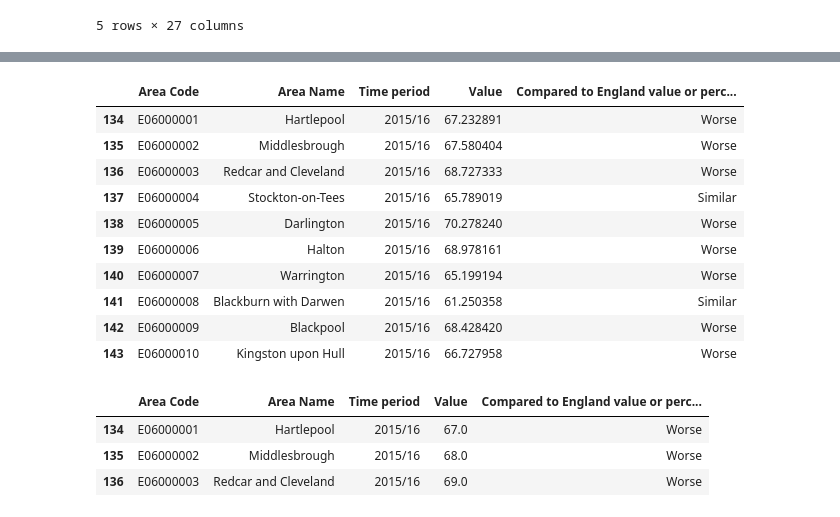
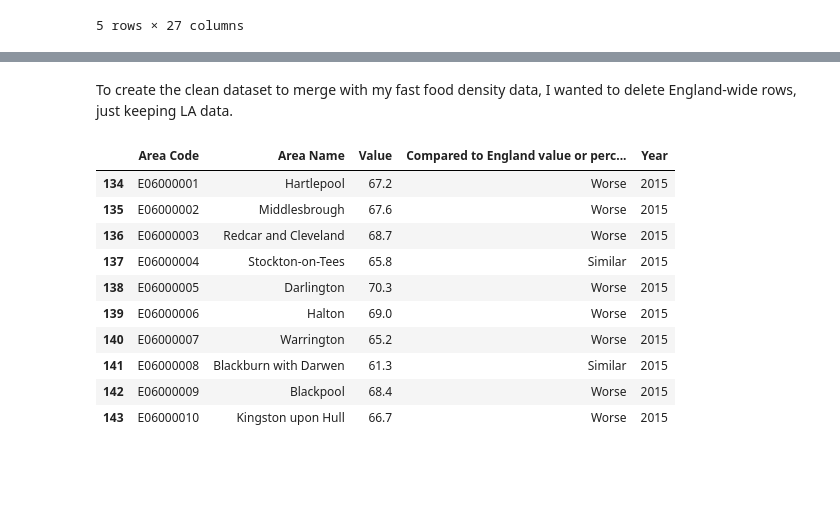
Before and after one commit to jesme00/jesme00.github.io, a Jupyter notebook: ObesityDataClean.ipynb, the cells around one changed output, grey strips where cells are left out. Drawn from its saved outputs; the diff is of its cells as text; code cells hidden in the pictures; blank space fills up the shorter version.

```diff
--- a/ObesityDataClean.ipynb
+++ b/ObesityDataClean.ipynb
@@ -59,0 +92,13 @@ df.head(5)
+# %%
+import numpy as np
+conditions = [
+    (df3['Time period'] == "2020/21"),
+    (df3['Time period'] == "2019/20"),
+    (df3['Time period'] == "2018/19"),
+    (df3['Time period'] == "2017/18"),
+    (df3['Time period'] == "2016/17"),
+    (df3['Time period'] == "2015/16"),
+    ]
+
+values = ['2020', '2019', '2018', '2017','2016','2015']
+df3['Year'] = np.select(conditions, values)
@@ -60,2 +146,2 @@ df.head(5)
 # %%
-df2=df.drop(['Indicator Name','Sex','Age','Indicator ID','Compared to percentiles','Parent Code','Parent Name','Category Type','Count','Category','Lower CI 95.0 limit','Time period range','Time period Sortable','Upper CI 95.0 limit','Lower CI 99.8 limit','Upper CI 99.8 limit','Denominator','Value note','Recent Trend','New data','Compared to goal'],axis=1)
+df4=df3.drop(['Time period','Indicator Name','Indicator ID','Compared to goal','Compared to percentiles','Parent Code','Parent Name','Count','Lower CI 95.0 limit','Time period range','Time period Sortable','Upper CI 95.0 limit','Lower CI 99.8 limit','Upper CI 99.8 limit','Denominator','Value note','Recent Trend','New data'],axis=1)
@@ -70,0 +164,3 @@ df2.head(5)
+# %%
+df5=df4.round({"Value":1})
+df5.head(10)
@@ -71,17 +185,19 @@ df2.head(5)
+# %% [markdown]
+To create the clean dataset to merge with my fast food density data, I wanted to delete England-wide rows, just keeping LA data.
 # %%
-df3=df2.loc[df2["Area Name"] != "England" ]
-df4=df3.drop(['Area Type'],axis=1)
+dfFFD=df5.loc[df5["Area Name"] != "England" ]
+dfFFD2=dfFFD.drop(['Area Type','Category Type','Category','Sex','Age'],axis=1)
 # %%
-df4.head(10)
+dfFFD2.head(10)
 # %% [output]
-|  | Area Code | Area Name | Time period | Value | Compared to England value or perc... |
-| 134 | E06000001 | Hartlepool | 2015/16 | 67.232891 | Worse |
-| 135 | E06000002 | Middlesbrough | 2015/16 | 67.580404 | Worse |
-| 136 | E06000003 | Redcar and Cleveland | 2015/16 | 68.727333 | Worse |
-| 137 | E06000004 | Stockton-on-Tees | 2015/16 | 65.789019 | Similar |
-| 138 | E06000005 | Darlington | 2015/16 | 70.278240 | Worse |
-| 139 | E06000006 | Halton | 2015/16 | 68.978161 | Worse |
-| 140 | E06000007 | Warrington | 2015/16 | 65.199194 | Worse |
-| 141 | E06000008 | Blackburn with Darwen | 2015/16 | 61.250358 | Similar |
-| 142 | E06000009 | Blackpool | 2015/16 | 68.428420 | Worse |
-| 143 | E06000010 | Kingston upon Hull | 2015/16 | 66.727958 | Worse |
+|  | Area Code | Area Name | Value | Compared to England value or perc... | Year |
+| 134 | E06000001 | Hartlepool | 67.2 | Worse | 2015 |
+| 135 | E06000002 | Middlesbrough | 67.6 | Worse | 2015 |
+| 136 | E06000003 | Redcar and Cleveland | 68.7 | Worse | 2015 |
+| 137 | E06000004 | Stockton-on-Tees | 65.8 | Similar | 2015 |
+| 138 | E06000005 | Darlington | 70.3 | Worse | 2015 |
+| 139 | E06000006 | Halton | 69.0 | Worse | 2015 |
+| 140 | E06000007 | Warrington | 65.2 | Worse | 2015 |
+| 141 | E06000008 | Blackburn with Darwen | 61.3 | Similar | 2015 |
+| 142 | E06000009 | Blackpool | 68.4 | Worse | 2015 |
+| 143 | E06000010 | Kingston upon Hull | 66.7 | Worse | 2015 |
@@ -90,8 +204 @@ df5=df4.round({"Value":0})
-# %%
-df5.head(3)
-# %% [output]
-|  | Area Code | Area Name | Time period | Value | Compared to England value or perc... |
-| 134 | E06000001 | Hartlepool | 2015/16 | 67.0 | Worse |
-| 135 | E06000002 | Middlesbrough | 2015/16 | 68.0 | Worse |
-| 136 | E06000003 | Redcar and Cleveland | 2015/16 | 69.0 | Worse |
 # %%
```
Also changed, not shown: parts of 21 cells of this notebook.
